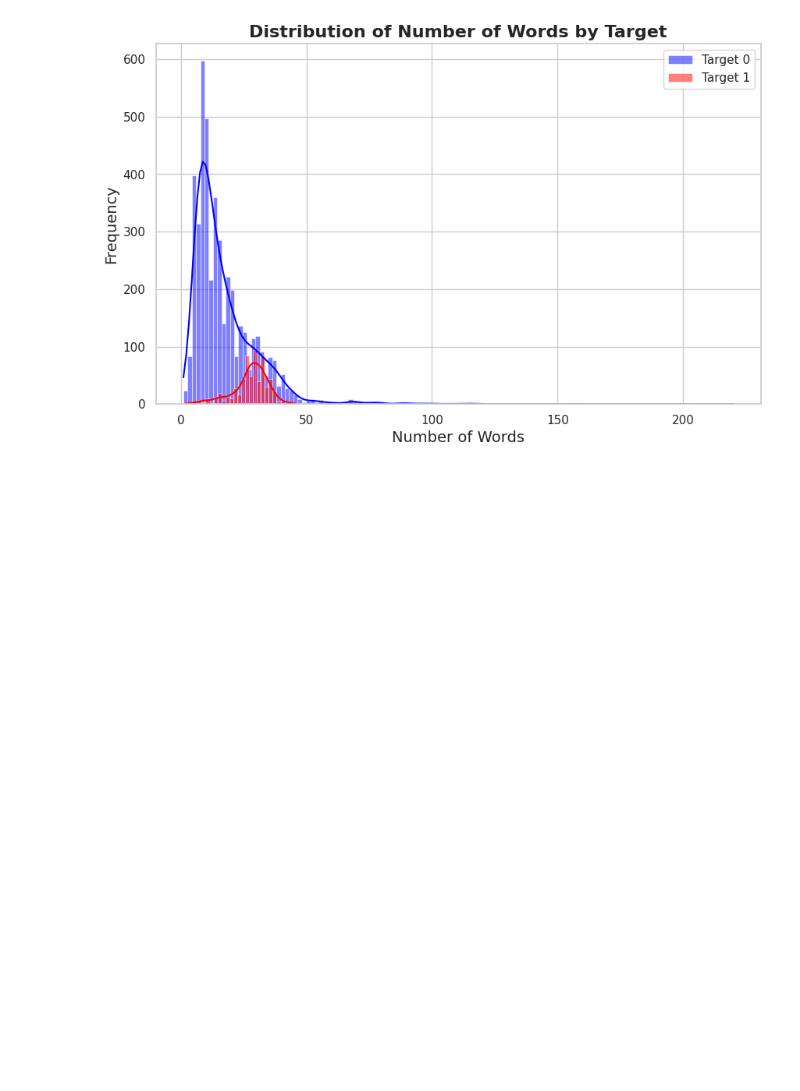
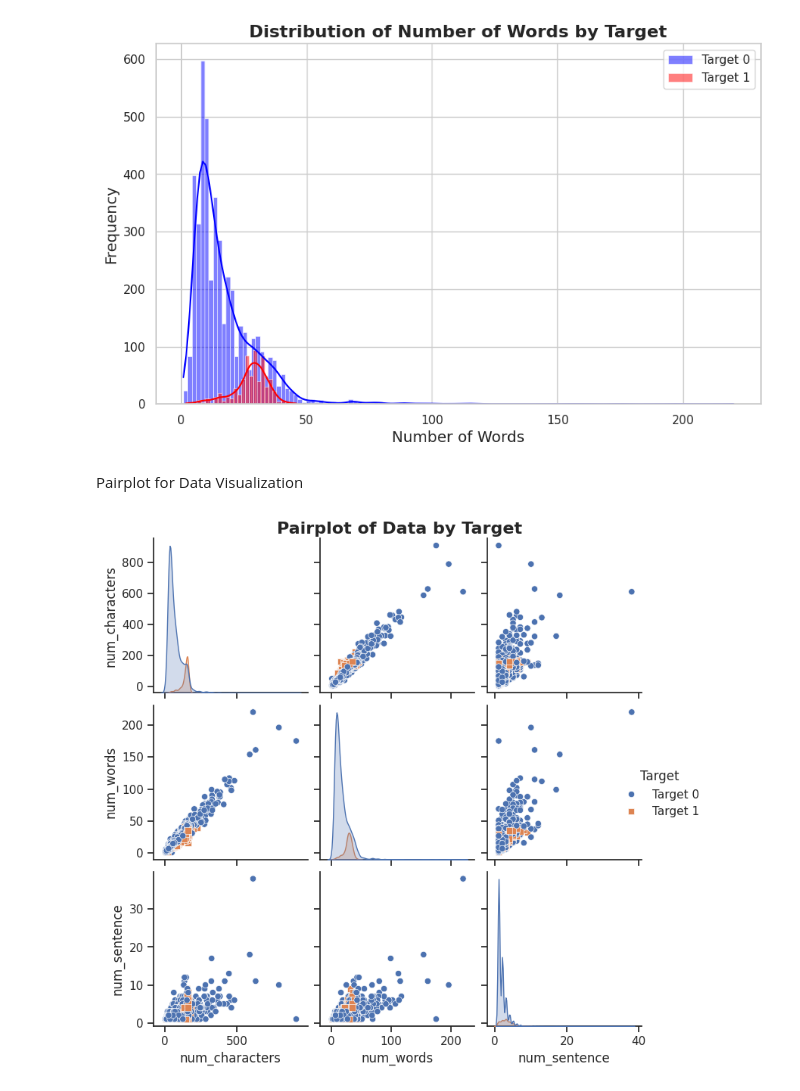
Before and after one commit to KiranKokateGitHub/Spam-Email-Detection_NLP_ML-Project, a Jupyter notebook: Spam_Email_Detection_NLP_ML_Project.ipynb, the cells around one changed output. Cells and saved outputs as stored; diff of their text form; code cells hidden in the pictures; blank space fills up the shorter version.

```diff
--- a/Spam_Email_Detection_NLP_ML_Project.ipynb
+++ b/Spam_Email_Detection_NLP_ML_Project.ipynb
@@ -276,3 +276,26 @@ sns.set(style='whitegrid')  # Add a white grid background
 plt.show()
 # %% [output]
 [figure]
+# %% [markdown]
+Pairplot for Data Visualization
+# %%
+import seaborn as sns
+import matplotlib.pyplot as plt
+
+# Create a pairplot with custom styling
+sns.set(style='ticks', color_codes=True)
+g = sns.pairplot(df, hue='target', diag_kind='kde', markers=["o", "s"])
+
+# Set a title for the pairplot
+g.fig.suptitle("Pairplot of Data by Target", fontsize=16, fontweight='bold')
+plt.subplots_adjust(top=0.95)  # Adjust the position of the title
+
+# Customize the legend
+g._legend.set_title('Target')
+for t, l in zip(g._legend.texts, ["Target 0", "Target 1"]):
+    t.set_text(l)
+
+# Show the pairplot
+plt.show()
+# %% [output]
+[figure, added]
```
Also changed, not shown: parts of 2 cells of this notebook.
